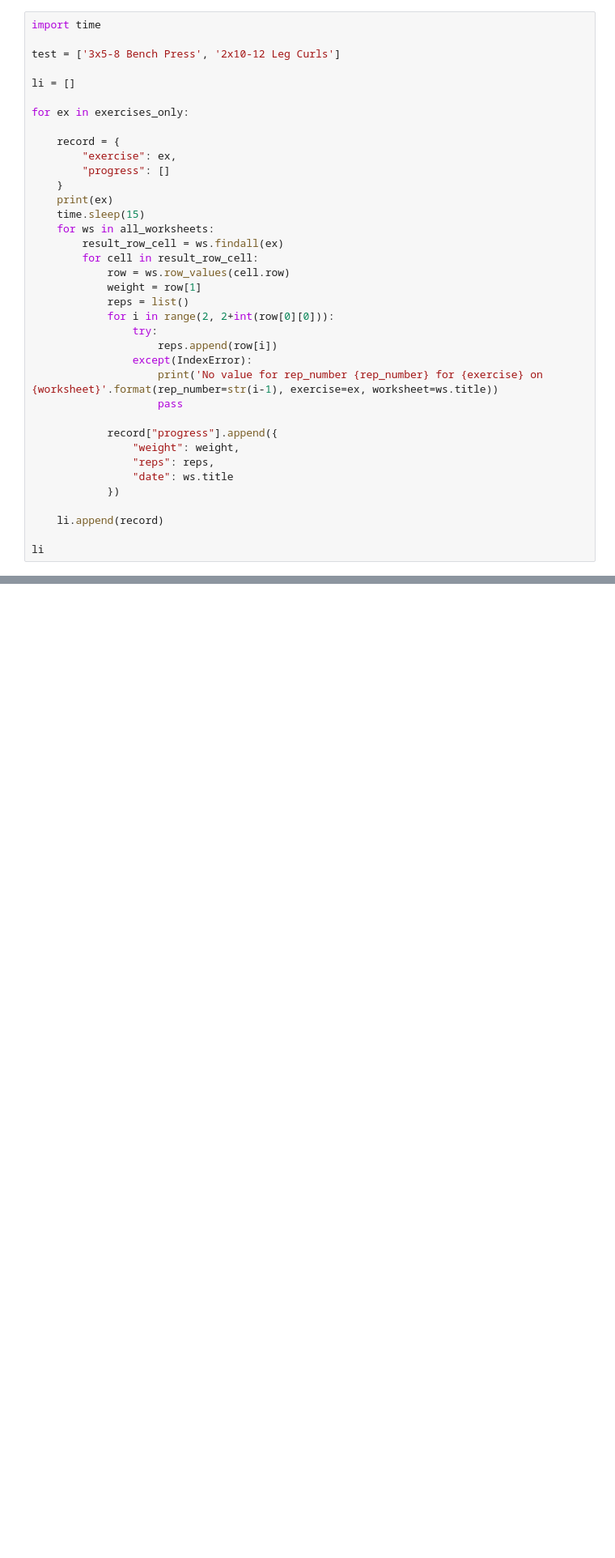
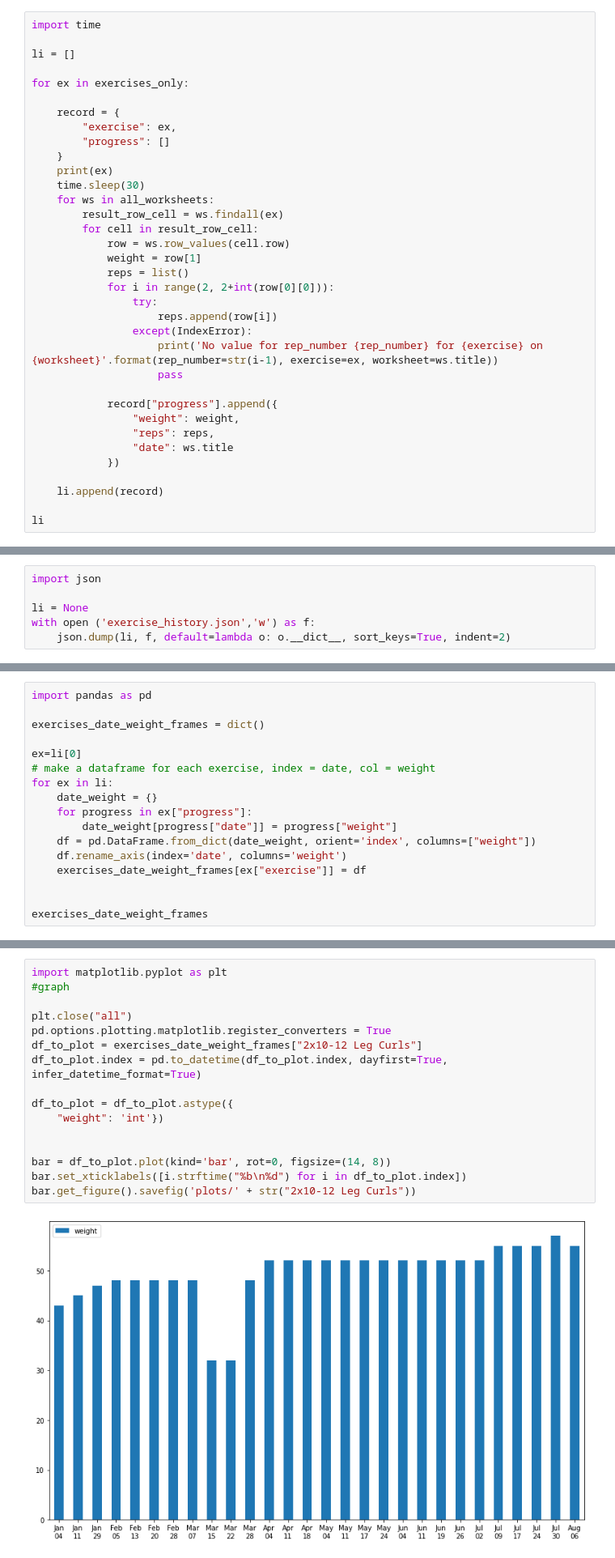
Before and after one commit to jgwinnett/lifts, a Jupyter notebook: gym_progress.ipynb, the cells around one changed output, grey strips where cells are left out. Shown: that part at 81% size. Saved outputs shown, nothing was run; the diff lists cells and outputs as text; blank space fills up the shorter version.

Commit message:
first pass at line graphs, lots of data issues that cant be converted

```diff
--- a/gym_progress.ipynb
+++ b/gym_progress.ipynb
@@ -60,8 +60,6 @@ exercises_only
  '4x6-8 Calf Raises - Standing']
 # %%
 import time
-
-test = ['3x5-8 Bench Press', '2x10-12 Leg Curls']
 
 li = []
 
@@ -72,7 +70,7 @@ for ex in exercises_only:
         "progress": []
     }
     print(ex)
-    time.sleep(15)
+    time.sleep(30)
     for ws in all_worksheets:
         result_row_cell = ws.findall(ex)
         for cell in result_row_cell:
@@ -100,0 +131,6 @@ IndexError: string index out of range
+# %%
+import json
+
+li = None
+with open ('exercise_history.json','w') as f:
+    json.dump(li, f, default=lambda o: o.__dict__, sort_keys=True, indent=2)
@@ -100,0 +158,17 @@ IndexError: string index out of range
+# %%
+import pandas as pd
+
+exercises_date_weight_frames = dict()
+
+ex=li[0]
+# make a dataframe for each exercise, index = date, col = weight
+for ex in li:
+    date_weight = {}
+    for progress in ex["progress"]:
+        date_weight[progress["date"]] = progress["weight"]
+    df = pd.DataFrame.from_dict(date_weight, orient='index', columns=["weight"])
+    df.rename_axis(index='date', columns='weight')
+    exercises_date_weight_frames[ex["exercise"]] = df
+
+
+exercises_date_weight_frames
@@ -100,0 +193,18 @@ IndexError: string index out of range
+# %%
+import matplotlib.pyplot as plt
+#graph
+
+plt.close("all")
+pd.options.plotting.matplotlib.register_converters = True
+df_to_plot = exercises_date_weight_frames["2x10-12 Leg Curls"]
+df_to_plot.index = pd.to_datetime(df_to_plot.index, dayfirst=True, infer_datetime_format=True)
+
+df_to_plot = df_to_plot.astype({
+    "weight": 'int'})
+
+
+bar = df_to_plot.plot(kind='bar', rot=0, figsize=(14, 8))
+bar.set_xticklabels([i.strftime("%b\n%d") for i in df_to_plot.index])
+bar.get_figure().savefig('plots/' + str("2x10-12 Leg Curls"))
+# %% [output]
+[figure, added]
```
Also changed, not shown: parts of 4 cells of this notebook, 1 other file.
